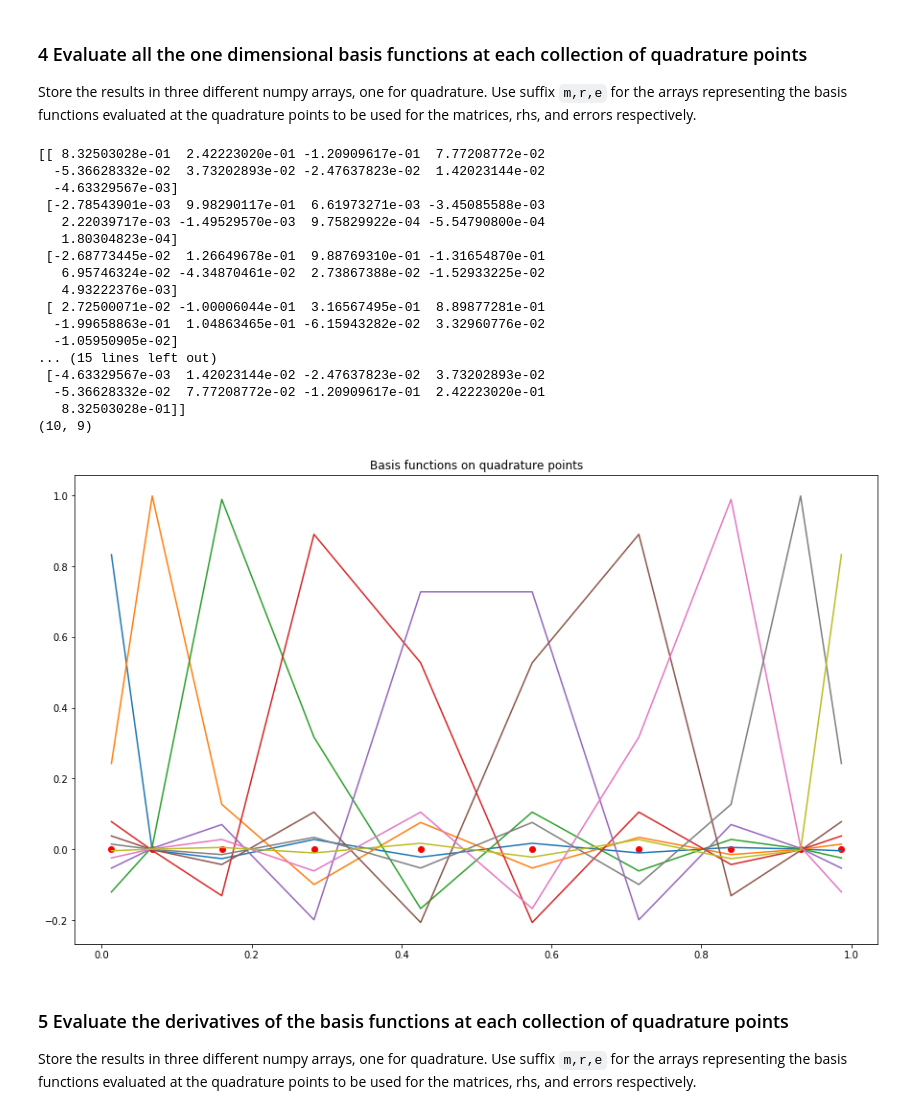
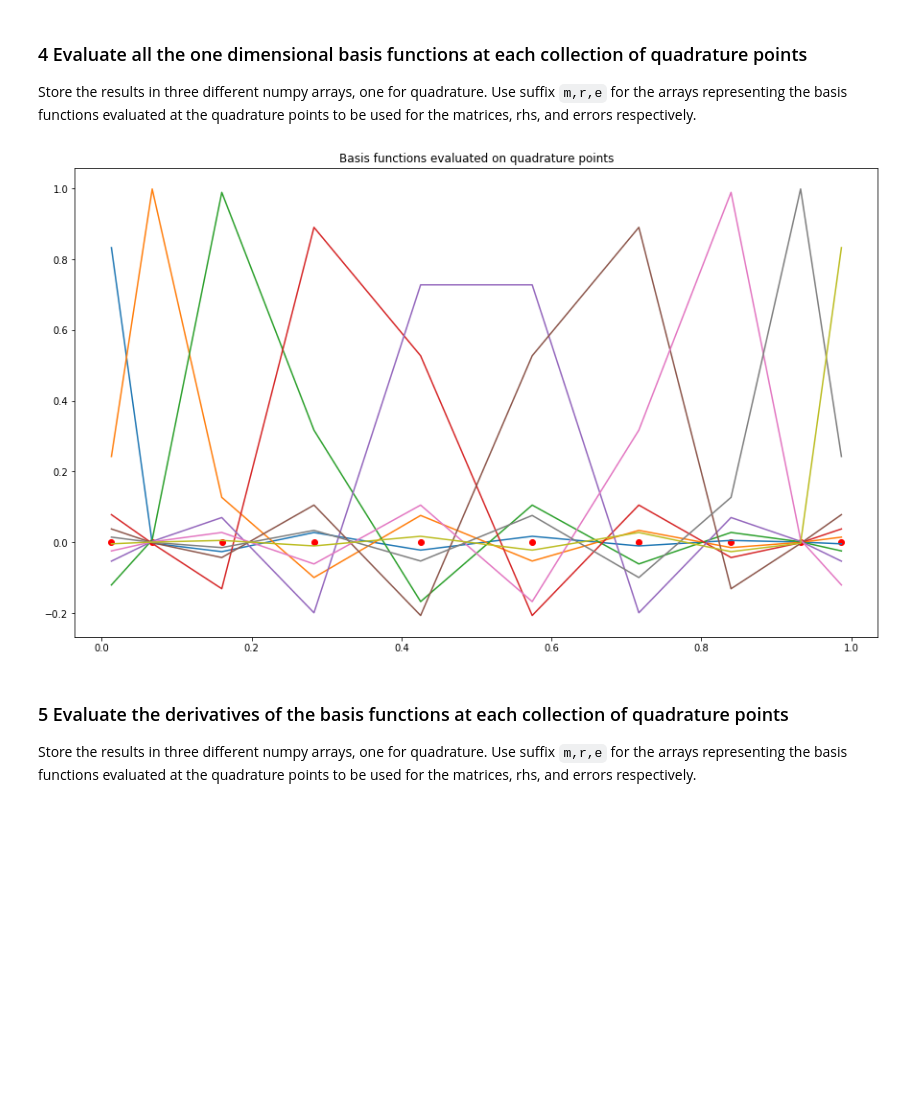
Before and after one commit to DomagojKorais/P1.4_seed, a Jupyter notebook: FinalProject.ipynb, the cells around one changed output. Saved outputs shown, nothing was run; the diff lists cells and outputs as text; code cells hidden in the pictures; blank space fills up the shorter version.

```diff
--- a/FinalProject.ipynb
+++ b/FinalProject.ipynb
@@ -154,39 +147,22 @@ Store the results in three different numpy arrays, one for quadrature. Use suffi
 # %%
 Vm = np.zeros((quadrature_size_matrices, order))
 Vr = np.zeros((quadrature_size_rhs,      order))
 Ve = np.zeros((quadrature_size_error,    order))
 
 
 #the column of Vm are the lagrange basis functions evaluated on the quadrature points
 for j in range(order):
     Vm[:,j]=nbasis_1d(Qm)[j]
     Vr[:,j]=nbasis_1d(Qr)[j]
     Ve[:,j]=nbasis_1d(Qe)[j]
 
-print(Vm)
+#print(Vm)
 pl.plot(Qm,Qm*0,"ro");
 pl.plot(Qm,Vm);
-pl.title("Basis functions on quadrature points")
-print(Vm.shape)
+pl.title("Basis functions evaluated on quadrature points");
+#print(Vm.shape)
 # %% [output]
-[[ 8.32503028e-01  2.42223020e-01 -1.20909617e-01  7.77208772e-02
-  -5.36628332e-02  3.73202893e-02 -2.47637823e-02  1.42023144e-02
-  -4.63329567e-03]
- [-2.78543901e-03  9.98290117e-01  6.61973271e-03 -3.45085588e-03
-   2.22039717e-03 -1.49529570e-03  9.75829922e-04 -5.54790800e-04
-   1.80304823e-04]
- [-2.68773445e-02  1.26649678e-01  9.88769310e-01 -1.31654870e-01
-   6.95746324e-02 -4.34870461e-02  2.73867388e-02 -1.52933225e-02
-   4.93222376e-03]
- [ 2.72500071e-02 -1.00006044e-01  3.16567495e-01  8.89877281e-01
-  -1.99658863e-01  1.04863465e-01 -6.15943282e-02  3.32960776e-02
-  -1.05950905e-02]
-... (15 lines left out)
- [-4.63329567e-03  1.42023144e-02 -2.47637823e-02  3.73202893e-02
-  -5.36628332e-02  7.77208772e-02 -1.20909617e-01  2.42223020e-01
-   8.32503028e-01]]
-(10, 9)
-[figure, old version]
+[figure, new version]
 # %% [markdown]
 ### 5 Evaluate the derivatives of the basis functions at each collection of quadrature points
 
```
Also changed, not shown: parts of 18 cells of this notebook.
